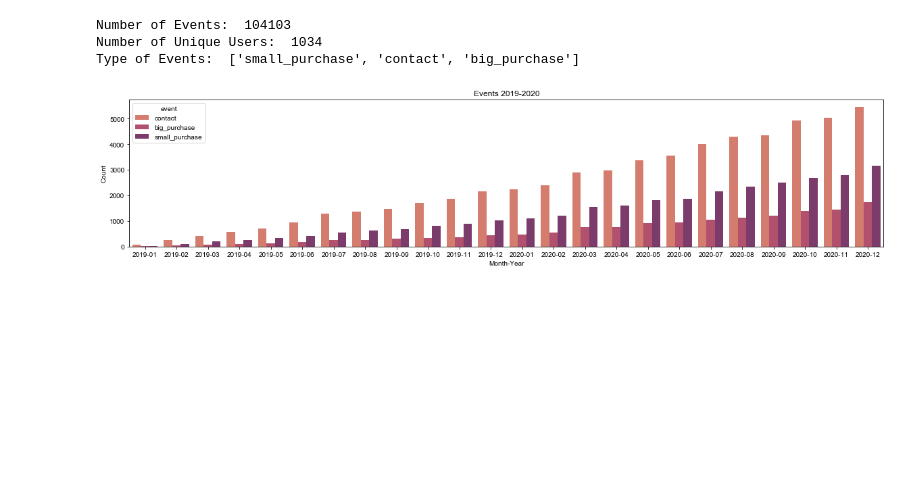
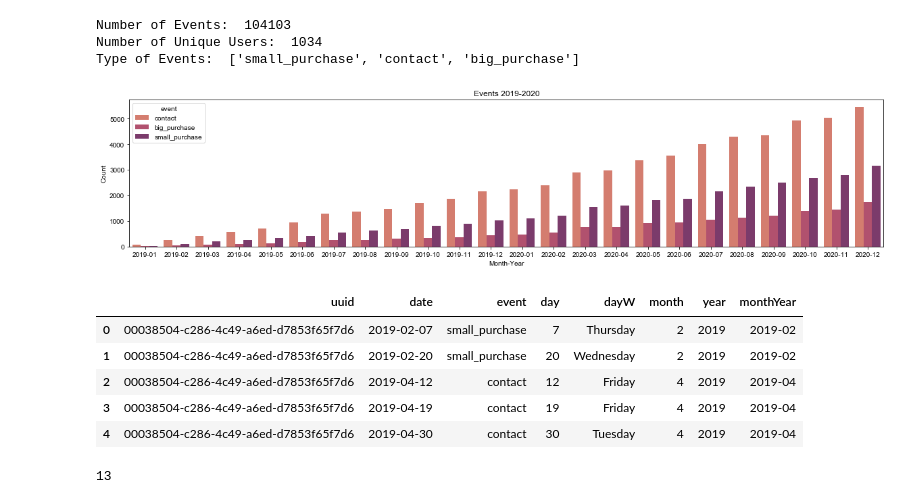
Before and after one commit to raquelcreis/customer_survival, a Jupyter notebook: notebook.ipynb, the cells around one changed output. Saved outputs shown, nothing was run; the diff lists cells and outputs as text; code cells hidden in the pictures; blank space fills up the shorter version.

Commit message:
interval between events

```diff
--- a/notebook.ipynb
+++ b/notebook.ipynb
@@ -69,0 +68,13 @@ for user in usersID:
+# %%
+df.head()
+# %% [output]
+|  | uuid | date | event | day | dayW | month | year | monthYear |
+| 0 | 00038504-c286-4c49-a6ed-d7853f65f7d6 | 2019-02-07 | small_purchase | 7 | Thursday | 2 | 2019 | 2019-02 |
+| 1 | 00038504-c286-4c49-a6ed-d7853f65f7d6 | 2019-02-20 | small_purchase | 20 | Wednesday | 2 | 2019 | 2019-02 |
+| 2 | 00038504-c286-4c49-a6ed-d7853f65f7d6 | 2019-04-12 | contact | 12 | Friday | 4 | 2019 | 2019-04 |
+| 3 | 00038504-c286-4c49-a6ed-d7853f65f7d6 | 2019-04-19 | contact | 19 | Friday | 4 | 2019 | 2019-04 |
+| 4 | 00038504-c286-4c49-a6ed-d7853f65f7d6 | 2019-04-30 | contact | 30 | Tuesday | 4 | 2019 | 2019-04 |
+# %%
+abs(df.date[1] - df.date[0]).days
+# %% [output]
+13
```
Also changed, not shown: parts of 3 cells of this notebook.
